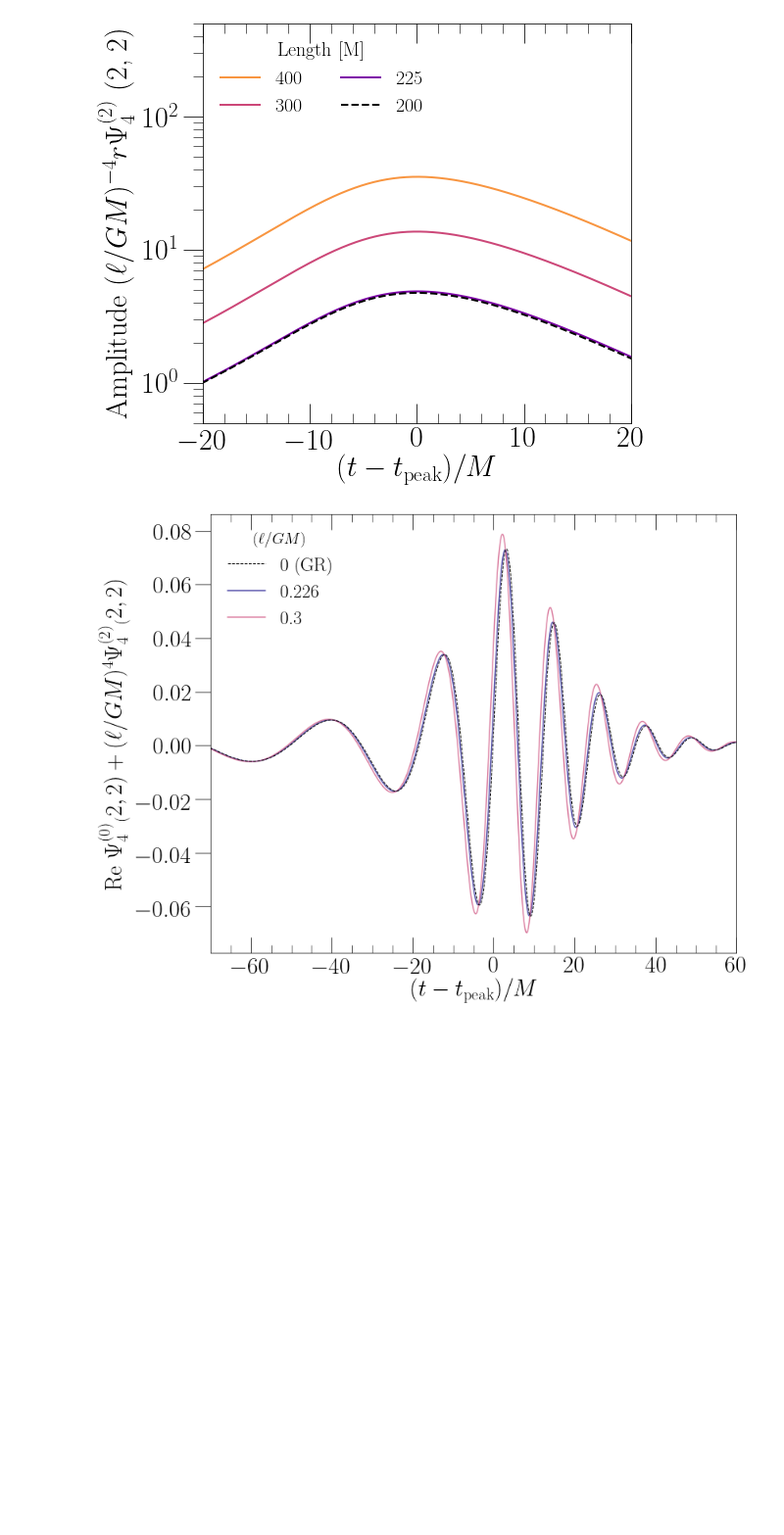
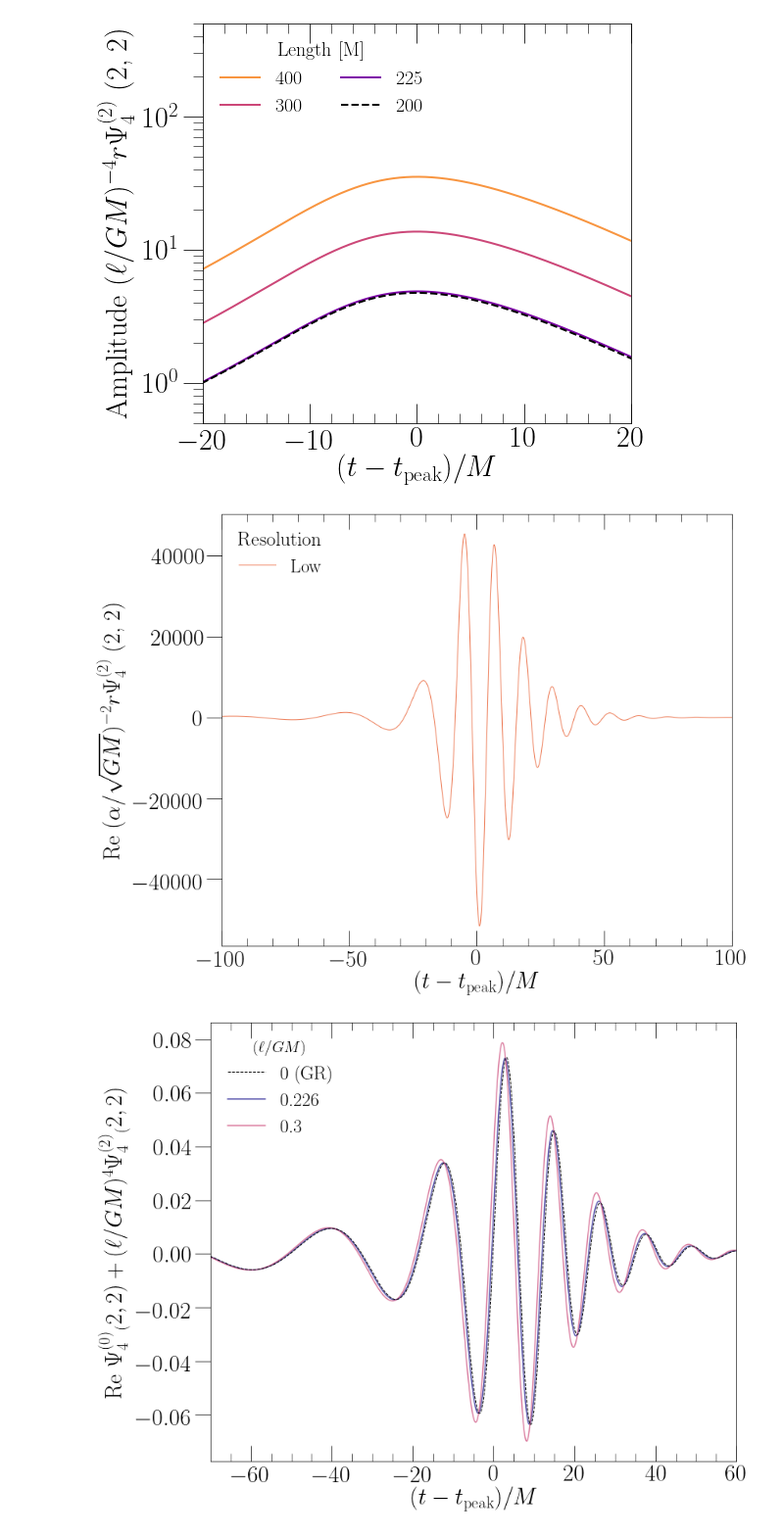
Before and after one commit to mariaokounkova/EDGB, a Jupyter notebook: GW150914/EDGB_GW.ipynb, the cells around one changed output. Shown at 98% size. Drawn from its saved outputs; the diff is of its cells as text; code cells hidden in the pictures; blank space fills up the shorter version.

```diff
--- a/GW150914/EDGB_GW.ipynb
+++ b/GW150914/EDGB_GW.ipynb
@@ -439,46 +439,46 @@ SecularRegimePlot(amplitude=True)
 ## Plot around t_s = 2100
 def LIGOBucketPlot():
 
-    start_arr = [2075]
     figname = 'LIGOBuckethPsi4'
 
     cmap = matplotlib.cm.get_cmap('plasma')
     colors = [cmap(float(i)/3) for i in range(3)][::-1]
 
     f, ax = plt.subplots(1, figsize=(12,9))
 
     def GrabData(start, lev=0):
         time, data = GethPsi4Mode(ev_dir(start, lev=lev), radius=0)
         time = SubtractPeakTimeMode(time, data)
-
         time, data = CutTimes(time, data, -150, 150)
         return time, data
 
-    time, data = GrabData(2050, lev=0)
-    ax.plot(time, data, color = 'blue', label='Earlier start, Low', lw=1.0, ls='--',alpha=0.5)
+    time, data = GrabData(2075, lev=0)
+    #ax.plot(time, data, color = 'blue', label='Earlier start, Low', lw=1.0, ls='--',alpha=0.5)
 
-    time, data = GrabData(2050, lev=1)
-    ax.plot(time, data, color = 'blue', lw=0.5, alpha=1.0, ls='-',label='Earlier start, Med')
+    #time, data = GrabData(2075, lev=1)
+    #ax.plot(time, data, color = 'blue', lw=0.5, alpha=1.0, ls='-',label='Earlier start, Med')
 
     ## Plot 2100 line and errors
-    for lev, lab, color in zip([0, 1, 3], ['Low', 'Med', 'High'], colors):
+    for lev, lab, color in zip([0, 1, 3], ['Low'], colors):
         time, data = GrabData(2100, lev=lev)
 
         ax.plot(time, data, alpha=1.0, label=lab,lw=1.0,color=color)
 
 
     legend = ax.legend(fontsize=24, loc='upper left', frameon=False, ncol=1, title='Resolution')
     plt.setp(legend.get_title(),fontsize=26)
     ax.set_ylabel('Re ' + LabelsDict[GethPsi4ModeExtrapolated] + str(mode), fontsize=30)
     ax.set_xlim(-100, 100)
 
     ax.set_xlabel('$(t - t_\mathrm{peak})/M$', fontsize=30)
 
     plt.tight_layout()
     plt.savefig(figname + '.pdf')
     plt.show()
 
 LIGOBucketPlot()
+# %% [output]
+[figure, added]
 # %%
 ## GR and dCS together
 
```
Also changed, not shown: parts of 8 cells of this notebook.
